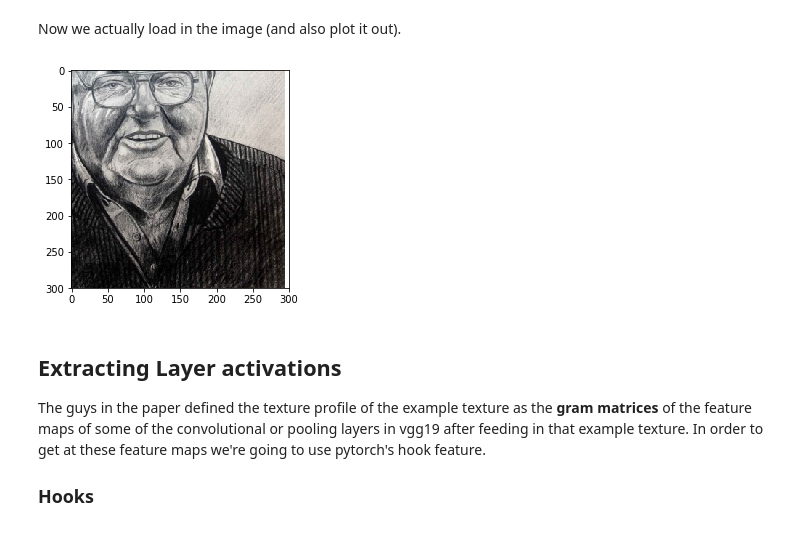
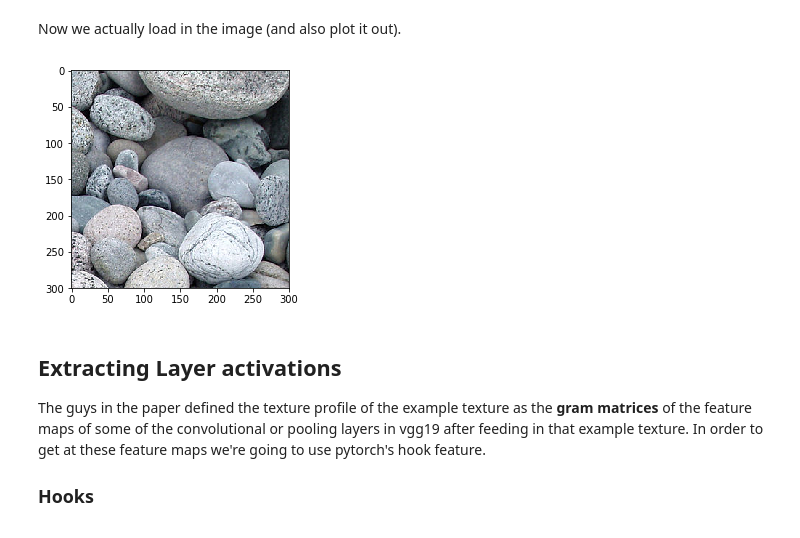
Before and after one commit to Lewington-pitsos/multi-scale-texture-syn, a Jupyter notebook: syn.ipynb, the cells around one changed output. Saved outputs shown, nothing was run; the diff lists cells and outputs as text; code cells hidden in the pictures.

```diff
--- a/syn.ipynb
+++ b/syn.ipynb
@@ -82,13 +125,13 @@ def show_image(image_tensor):
 Now we actually load in the image (and also plot it out).
 # %%
 img_path = "data/examples/"
-img_name = "pencil-2.jpg" # we use this variable later
+img_name = "stones.jpg" # we use this variable later
 full_path = img_path + img_name
 
 example_texture = image_loader(full_path)
 show_image(example_texture)
 # %% [output]
-[figure, old version]
+[figure, new version]
 # %% [markdown]
 ## Extracting Layer activations
 
```
Also changed, not shown: parts of 19 cells of this notebook.
